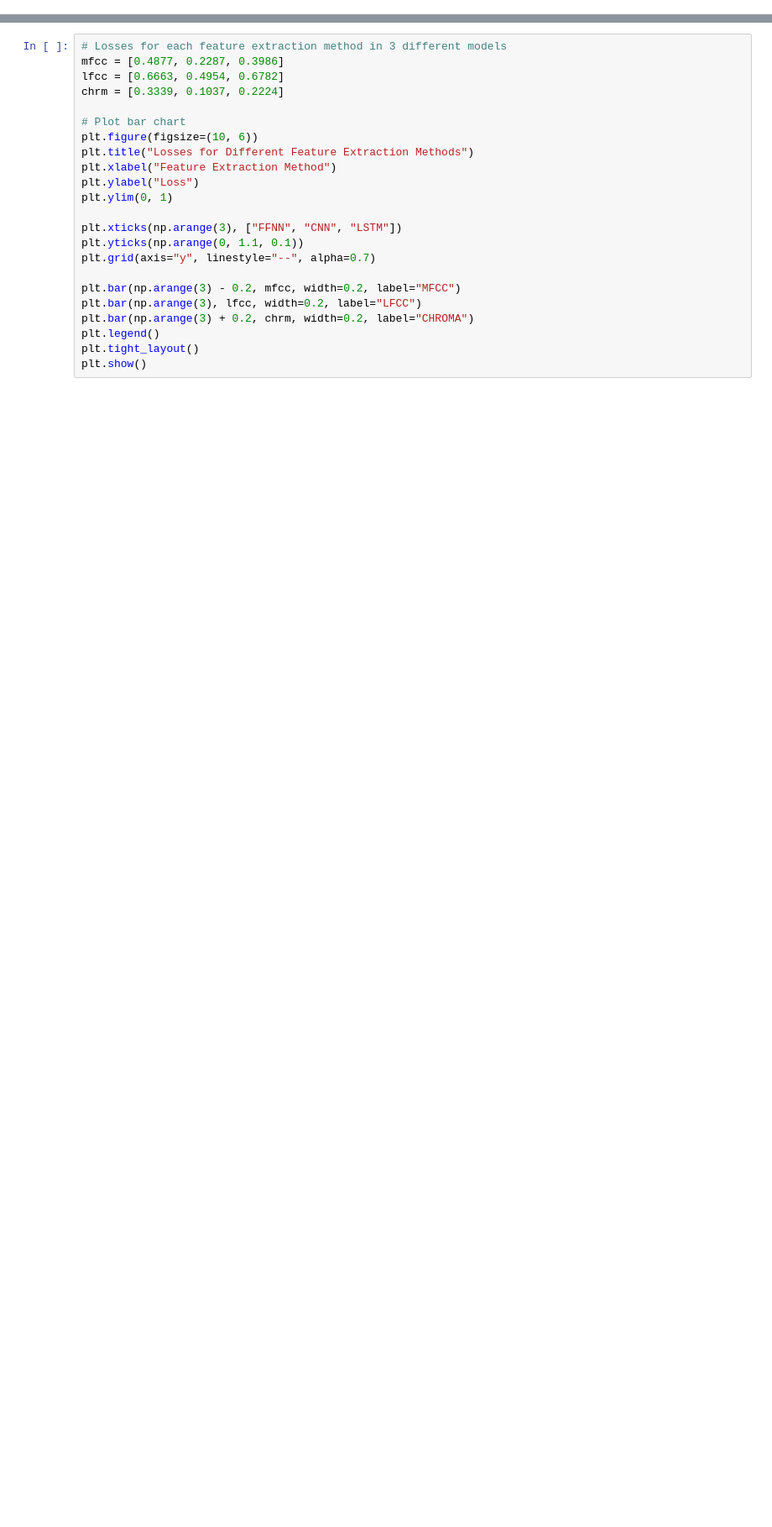
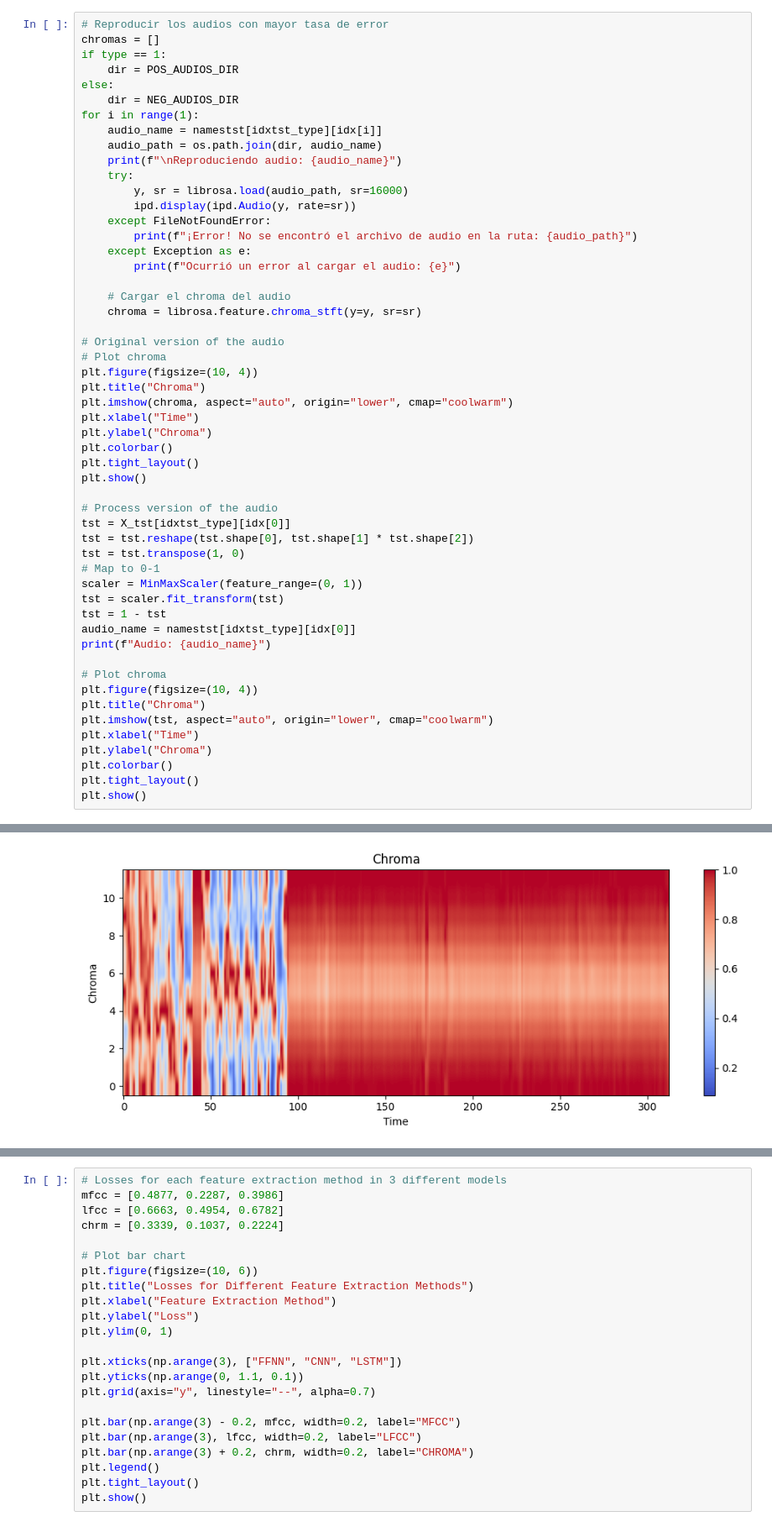
Before and after one commit to moralesangel/emergency-vehicle-detection, a Jupyter notebook: src/evaluation.ipynb, the cells around one changed output, grey strips where cells are left out. Shown at 84% size. Drawn from its saved outputs; the diff is of its cells as text; blank space fills up the shorter version.

```diff
--- a/src/evaluation.ipynb
+++ b/src/evaluation.ipynb
@@ -5,0 +396,54 @@ import numpy as np
+# %%
+# Reproducir los audios con mayor tasa de error
+chromas = []
+if type == 1:
+    dir = POS_AUDIOS_DIR
+else:
+    dir = NEG_AUDIOS_DIR
+for i in range(1):
+    audio_name = namestst[idxtst_type][idx[i]]
+    audio_path = os.path.join(dir, audio_name)
+    print(f"\nReproduciendo audio: {audio_name}")
+    try:
+        y, sr = librosa.load(audio_path, sr=16000)
+        ipd.display(ipd.Audio(y, rate=sr))
+    except FileNotFoundError:
+        print(f"¡Error! No se encontró el archivo de audio en la ruta: {audio_path}")
+    except Exception as e:
+        print(f"Ocurrió un error al cargar el audio: {e}")
+
+    # Cargar el chroma del audio
+    chroma = librosa.feature.chroma_stft(y=y, sr=sr)
+
+# Original version of the audio
+# Plot chroma
+plt.figure(figsize=(10, 4))
+plt.title("Chroma")
+plt.imshow(chroma, aspect="auto", origin="lower", cmap="coolwarm")
+plt.xlabel("Time")
+plt.ylabel("Chroma")
+plt.colorbar()
+plt.tight_layout()
+plt.show()
+
+# Process version of the audio
+tst = X_tst[idxtst_type][idx[0]]
+tst = tst.reshape(tst.shape[0], tst.shape[1] * tst.shape[2])
+tst = tst.transpose(1, 0)
+# Map to 0-1
+scaler = MinMaxScaler(feature_range=(0, 1))
+tst = scaler.fit_transform(tst)
+tst = 1 - tst
+audio_name = namestst[idxtst_type][idx[0]]
+print(f"Audio: {audio_name}")
+
+# Plot chroma
+plt.figure(figsize=(10, 4))
+plt.title("Chroma")
+plt.imshow(tst, aspect="auto", origin="lower", cmap="coolwarm")
+plt.xlabel("Time")
+plt.ylabel("Chroma")
+plt.colorbar()
+plt.tight_layout()
+plt.show()
+# %% [output]
@@ -5,0 +452 @@ import numpy as np
+[figure, added]
```
Also changed, not shown: parts of 13 cells of this notebook, 2 other files.
